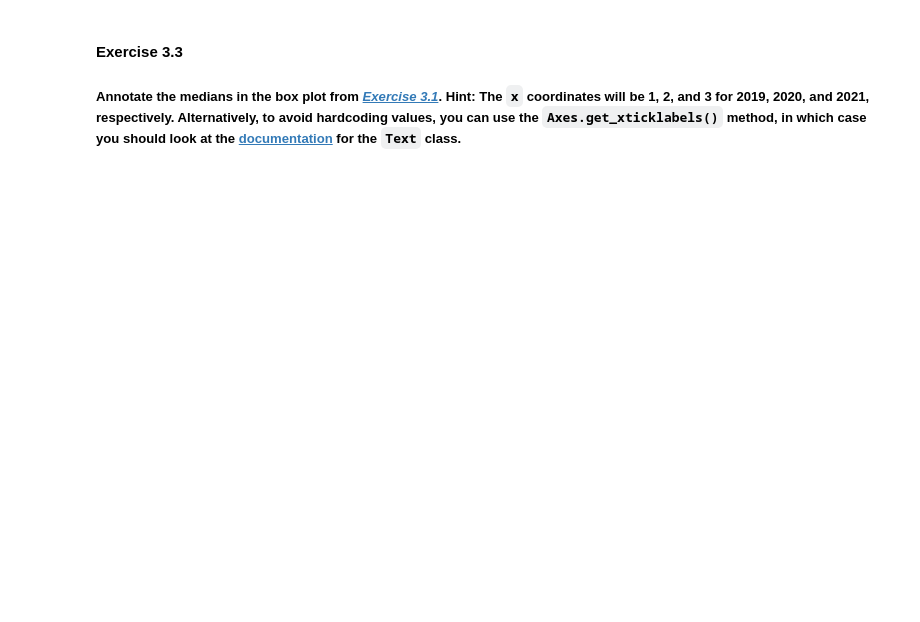
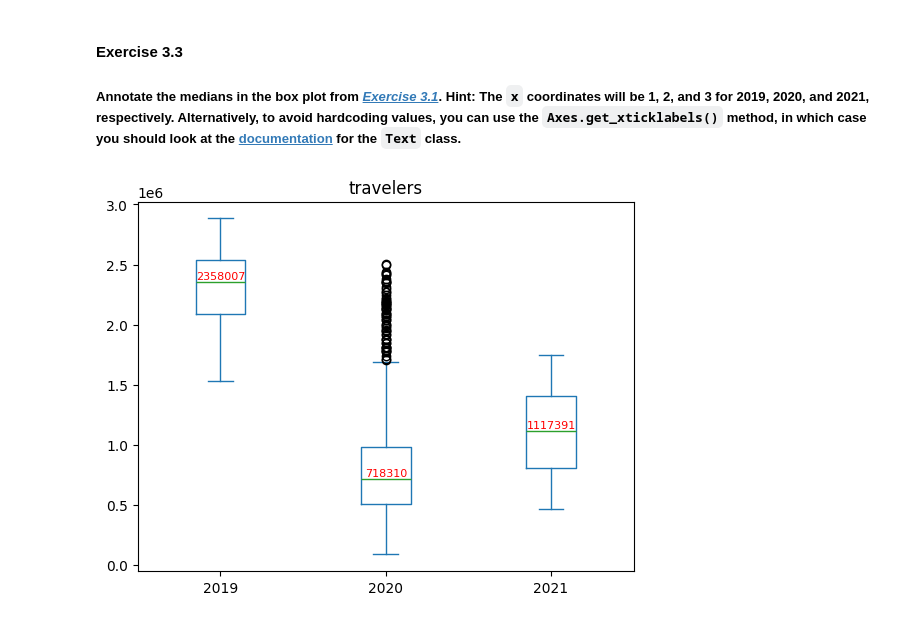
Before and after one commit to mycycler22/pandas-workshop, a Jupyter notebook: notebooks/workbook.ipynb, the cells around one changed output. Saved outputs shown, nothing was run; the diff lists cells and outputs as text; code cells hidden in the pictures; blank space fills up the shorter version.

```diff
--- a/notebooks/workbook.ipynb
+++ b/notebooks/workbook.ipynb
@@ -361,3 +401,21 @@ top_5_hours
 # %% [markdown]
 #### Exercise 3.3
 ##### Annotate the medians in the box plot from *[Exercise 3.1](#Exercise-3.1)*. Hint: The `x` coordinates will be 1, 2, and 3 for 2019, 2020, and 2021, respectively. Alternatively, to avoid hardcoding values, you can use the `Axes.get_xticklabels()` method, in which case you should look at the [documentation](https://matplotlib.org/stable/api/text_api.html) for the `Text` class.
+# %%
+
+travelers.plot(column='travelers', by='year', kind='box')
+
+
+ax = plt.gca()
+
+
+medians = travelers.groupby('year')['travelers'].median()
+
+
+for i, year in enumerate(medians.index):
+  y = medians[year]
+  ax.annotate(f'{y:.0f}', xy=(i + 1, y), xytext=(i + 1, y + 5000), ha='center', va='bottom', fontsize=8, color='red')
+
+plt.show()
+# %% [output]
+[figure, added]
```
Also changed, not shown: parts of 3 cells of this notebook.
